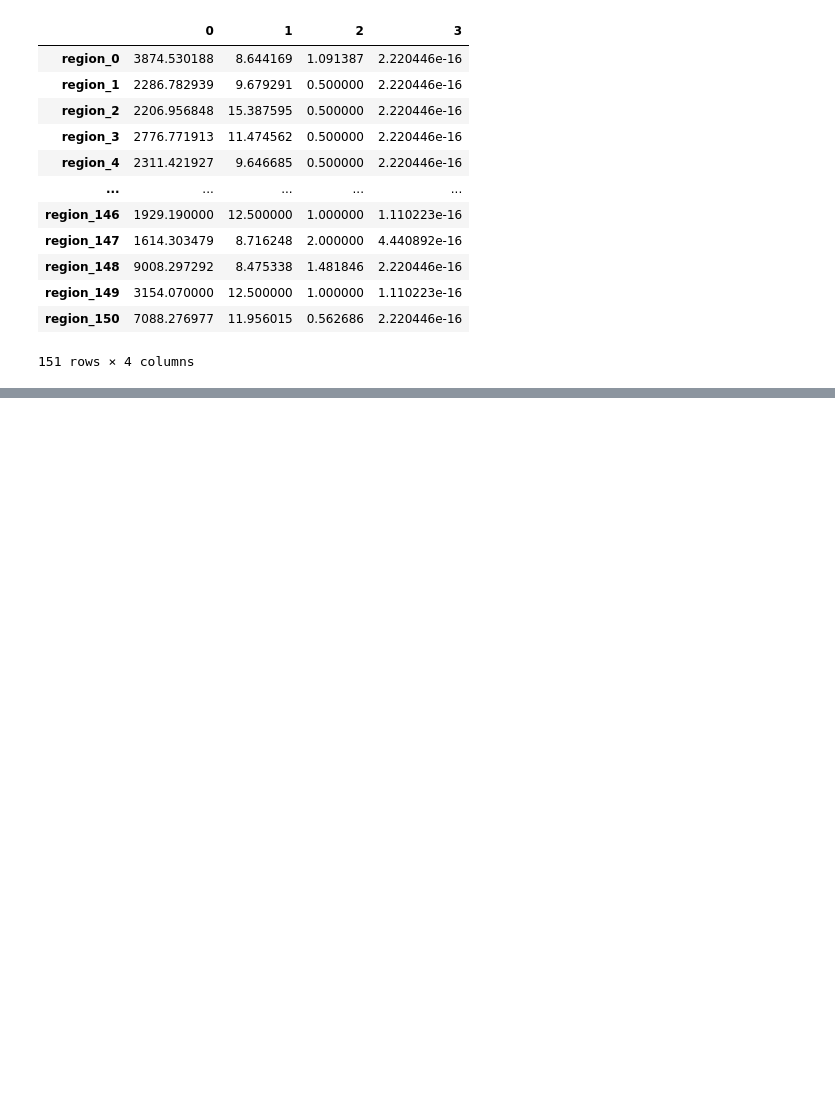
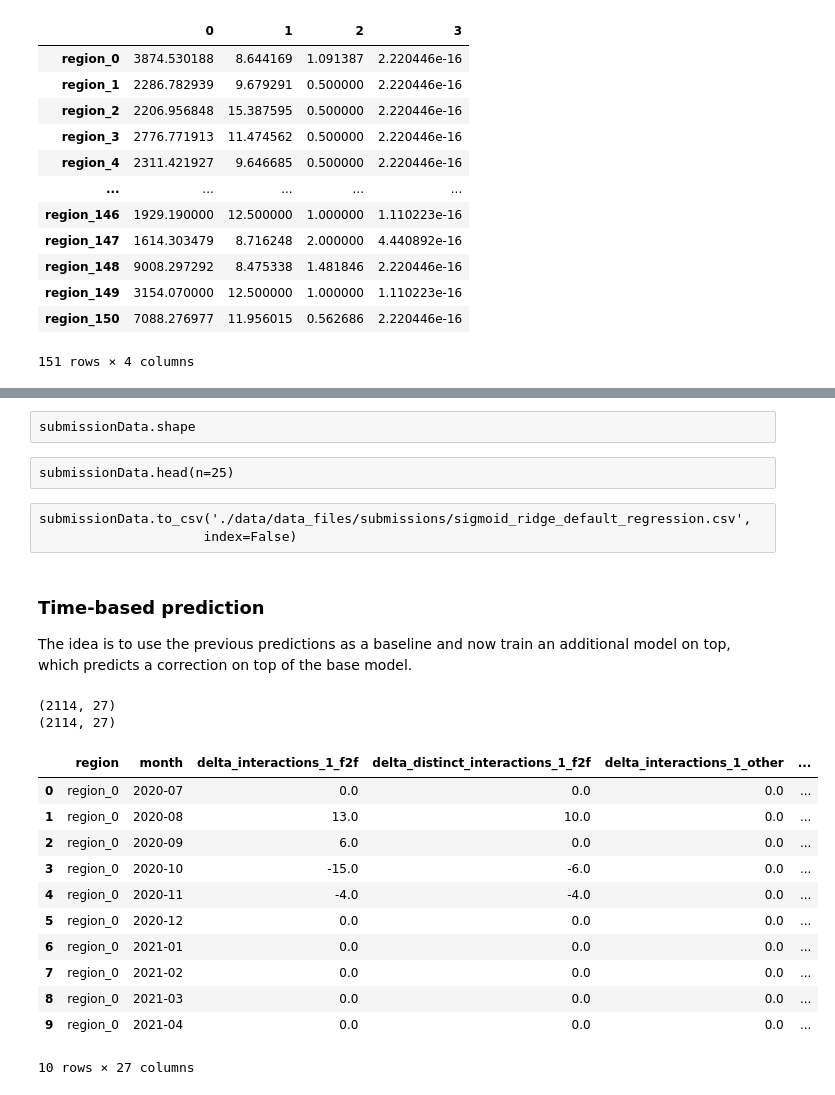
Before and after one commit to StefanKohlbacher/novDatathon, a Jupyter notebook: makeSimpleRegressionModel.ipynb, the cells around one changed output, grey strips where cells are left out. Cells and saved outputs as stored; diff of their text form; code cells hidden in the pictures; blank space fills up the shorter version.

Commit message:
add time based analysis and model

```diff
--- a/makeSimpleRegressionModel.ipynb
+++ b/makeSimpleRegressionModel.ipynb
@@ -438,0 +397,15 @@ submissionData.to_csv('./data/data_files/submissions/sigmoid_ridge_default_regre
+# %%
+# get submission data for training data
+estimatedSubmissionData = []
+regions = trainingEstimates[brands[0]].index.values
+months = trainingEstimates[brands[0]].columns.values
+for brand in brands:
+    preds = trainingEstimates[brand]
+    for region in regions:
+        for month in months:
+            row = [month, region, brand, preds.at[region, month]]
+            estimatedSubmissionData.append(row)
+estimatedSubmissionData = pd.DataFrame(estimatedSubmissionData, columns=['month', 'region', 'brand', 'sales'])
+# submissionData.sort_values(by=['month', 'region', 'brand'], ascending=True, inplace=True)
+# submissionData.reset_index(drop=True, inplace=True)
+estimatedSubmissionData.head()
@@ -438,0 +419,8 @@ submissionData.to_csv('./data/data_files/submissions/sigmoid_ridge_default_regre
+# %%
+for brand, df in testEstimates.items():
+    df.rename(columns={c: monthColumns[c] for c in df.columns.values}, inplace=True)
+
+for brand, bounds in testCiBounds.items():
+    lower, upper = bounds
+    lower.rename(columns={c: monthColumns[c] for c in lower.columns.values}, inplace=True)
+    upper.rename(columns={c: monthColumns[c] for c in upper.columns.values}, inplace=True)
@@ -438,0 +429,44 @@ submissionData.to_csv('./data/data_files/submissions/sigmoid_ridge_default_regre
+# %% [raw]
+submissionData.shape
+# %% [raw]
+submissionData.head(n=25)
+# %% [raw]
+submissionData.to_csv('./data/data_files/submissions/sigmoid_ridge_default_regression.csv',
+                     index=False)
+# %% [markdown]
+### Time-based prediction
+The idea is to use the previous predictions as a baseline and now train an additional model on top, which predicts a correction on top of the base model.
+# %%
+# prepare training data
+referenceDate = datetime.strptime('2020-07', '%Y-%m')
+regions = ['region_{}'.format(i) for i in range(151)]
+months = list([datetime.strptime(m, '%Y-%m') for m in monthColumns])
+months.sort()
+months = ['{}-{}'.format(d.year, '0'+str(d.month) if d.month < 10 else d.month) for d in months]
+
+timeData = {}
+for brand in brands:
+    df = pd.read_csv('./data/data_files/time_features/time_features_{}_train.csv'.format(brand), index_col=0)
+    df = df[df['month'].apply(lambda x: datetime.strptime(x, '%Y-%m') >= referenceDate)]
+    df.region = pd.Categorical(df.region, regions)
+    df.month = pd.Categorical(df.month, months)
+    df.sort_values(['region', 'month'], inplace=True)
+    df.reset_index(drop=True, inplace=True)
+    print(df.shape)
+    timeData[brand] = df
+timeData['brand_1'].head(n=10)
+# %% [output]
+(2114, 27)
+(2114, 27)
+|  | region | month | delta_interactions_1_f2f | delta_distinct_interactions_1_f2f | delta_interactions_1_other | ... |
+| 0 | region_0 | 2020-07 | 0.0 | 0.0 | 0.0 | ... |
+| 1 | region_0 | 2020-08 | 13.0 | 10.0 | 0.0 | ... |
+| 2 | region_0 | 2020-09 | 6.0 | 0.0 | 0.0 | ... |
+| 3 | region_0 | 2020-10 | -15.0 | -6.0 | 0.0 | ... |
+| 4 | region_0 | 2020-11 | -4.0 | -4.0 | 0.0 | ... |
+| 5 | region_0 | 2020-12 | 0.0 | 0.0 | 0.0 | ... |
+| 6 | region_0 | 2021-01 | 0.0 | 0.0 | 0.0 | ... |
+| 7 | region_0 | 2021-02 | 0.0 | 0.0 | 0.0 | ... |
+| 8 | region_0 | 2021-03 | 0.0 | 0.0 | 0.0 | ... |
+| 9 | region_0 | 2021-04 | 0.0 | 0.0 | 0.0 | ... |
+10 rows × 27 columns
```
Also changed, not shown: parts of 44 cells of this notebook, 13 other files.
